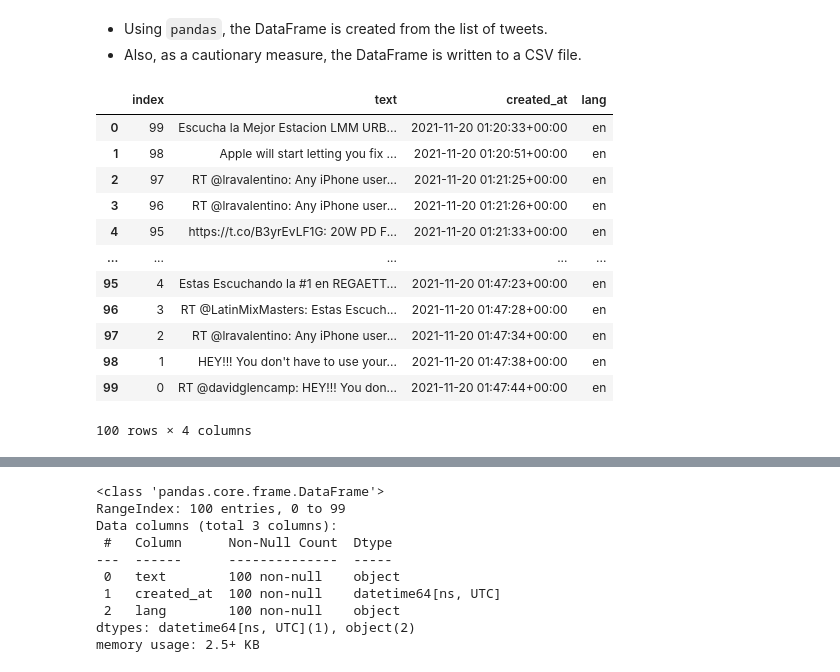
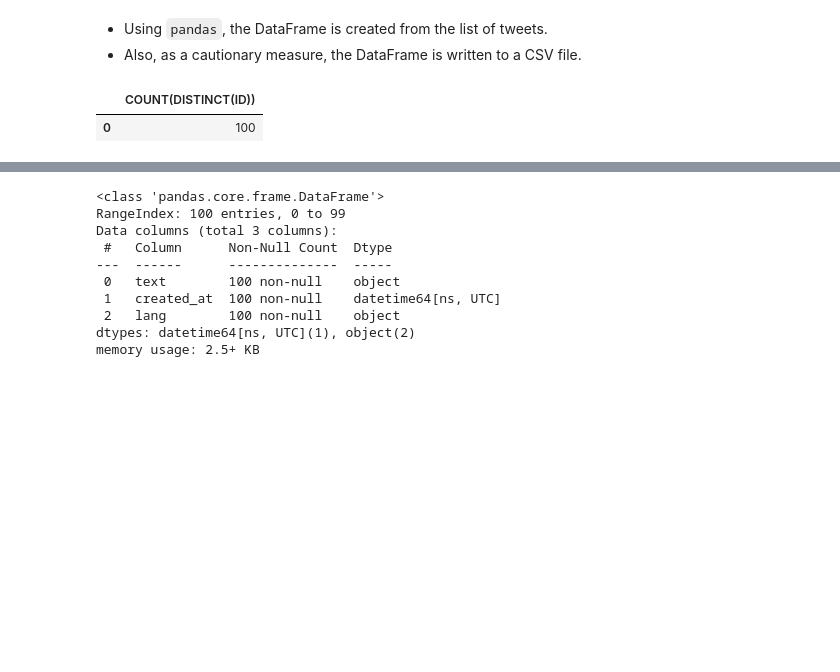
Before and after one commit to baperks/ads_tweetapp, a Jupyter notebook: tweetTasks.ipynb, the cells around one changed output, grey strips where cells are left out. Saved outputs shown, nothing was run; the diff lists cells and outputs as text; code cells hidden in the pictures; blank space fills up the shorter version.

Commit message:
Adjust getTweet script to run every 30 mins, 5 mins prior to now, append to db; Add script to test DB output, basic query

```diff
--- a/tweetTasks.ipynb
+++ b/tweetTasks.ipynb
@@ -103,21 +105,10 @@ df.to_csv('tweets.csv')
 # %%
 import pandas as pd
 import sqlite3 as sql
 
 conn = sql.connect('data/tweets.db')
-twits = pd.read_sql('SELECT * FROM tweets ORDER BY created_at ASC', conn)
+twits = pd.read_sql('SELECT COUNT(DISTINCT(ID)) FROM tweets ORDER BY created_at DESC', conn)
 twits
 # %% [output]
-|  | index | text | created_at | lang |
-| 0 | 99 | Escucha la Mejor Estacion LMM URB... | 2021-11-20 01:20:33+00:00 | en |
-| 1 | 98 | Apple will start letting you fix ... | 2021-11-20 01:20:51+00:00 | en |
-| 2 | 97 | RT @lravalentino: Any iPhone user... | 2021-11-20 01:21:25+00:00 | en |
-| 3 | 96 | RT @lravalentino: Any iPhone user... | 2021-11-20 01:21:26+00:00 | en |
-| 4 | 95 | https://t.co/B3yrEvLF1G: 20W PD F... | 2021-11-20 01:21:33+00:00 | en |
-| ... | ... | ... | ... | ... |
-| 95 | 4 | Estas Escuchando la #1 en REGAETT... | 2021-11-20 01:47:23+00:00 | en |
-| 96 | 3 | RT @LatinMixMasters: Estas Escuch... | 2021-11-20 01:47:28+00:00 | en |
-| 97 | 2 | RT @lravalentino: Any iPhone user... | 2021-11-20 01:47:34+00:00 | en |
-| 98 | 1 | HEY!!! You don't have to use your... | 2021-11-20 01:47:38+00:00 | en |
-| 99 | 0 | RT @davidglencamp: HEY!!! You don... | 2021-11-20 01:47:44+00:00 | en |
+|  | COUNT(DISTINCT(ID)) |
+| 0 | 100 |
-100 rows × 4 columns
```
Also changed, not shown: parts of 6 cells of this notebook, 3 other files.
